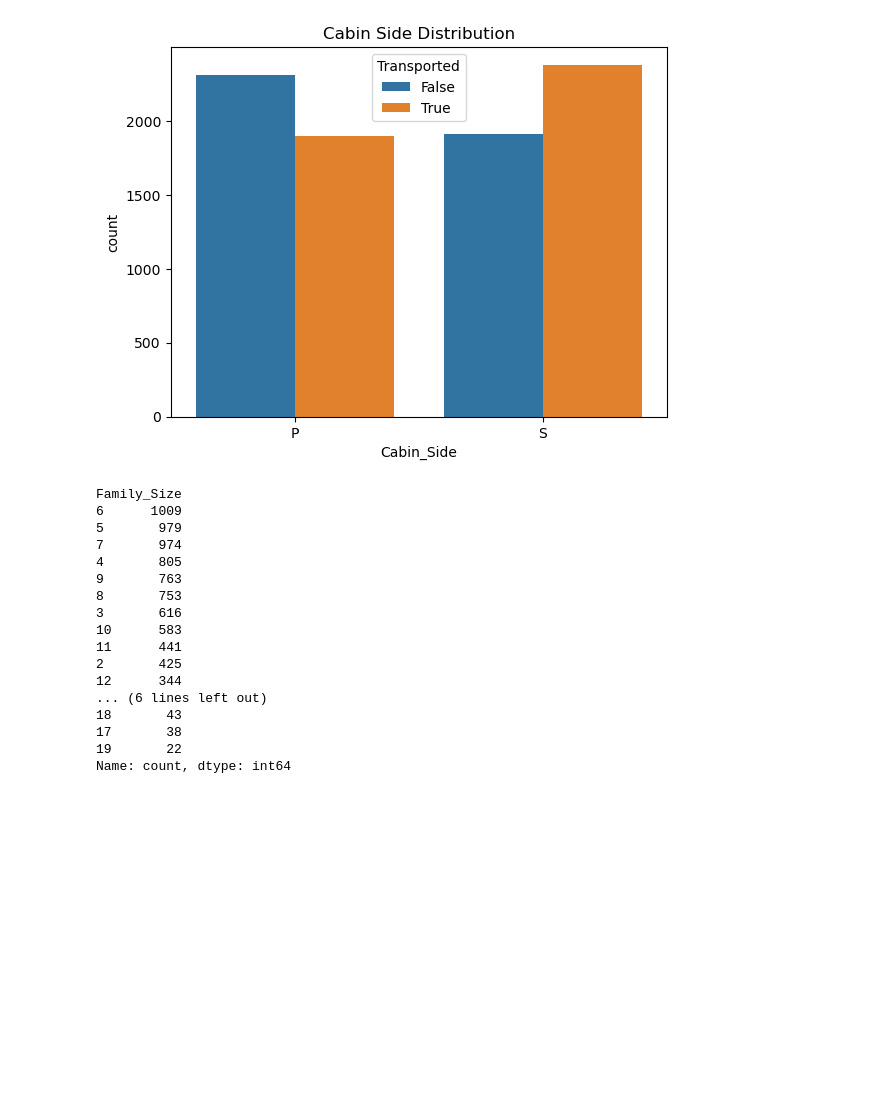
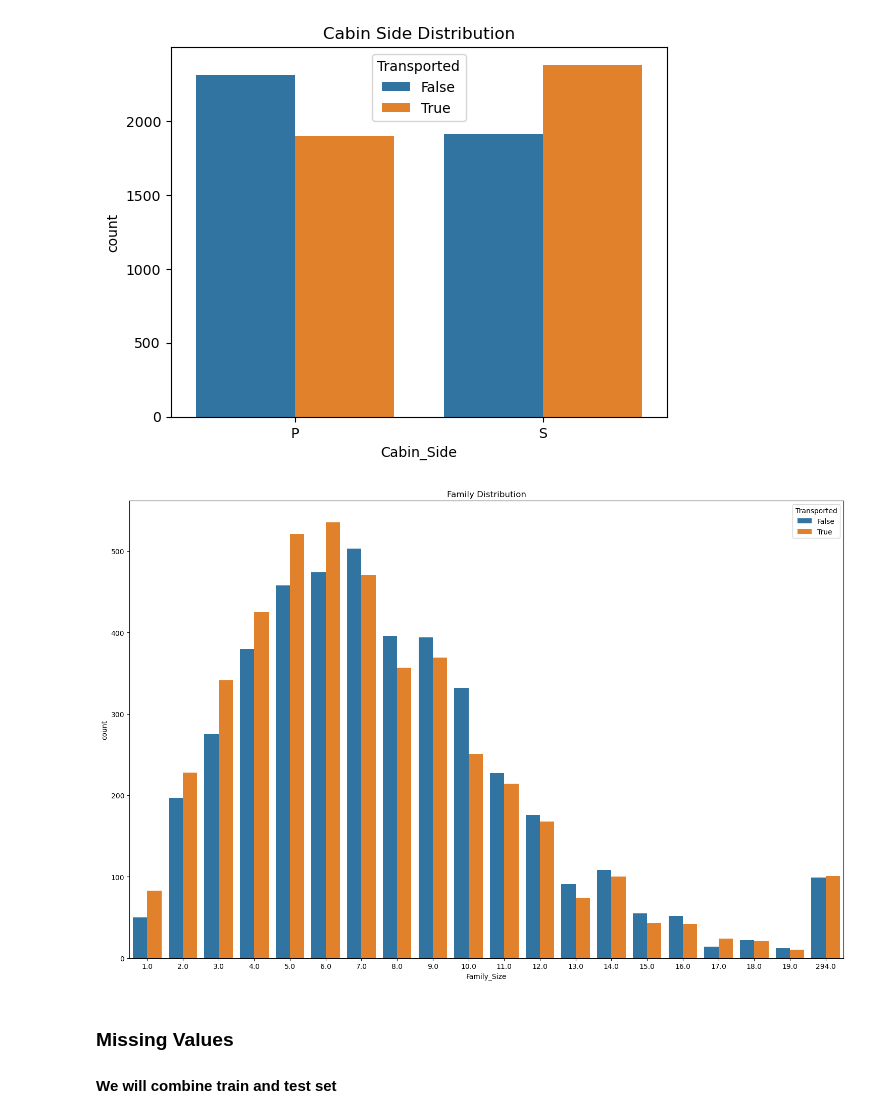
Before and after one commit to manishbhatia7/kaggle, a Jupyter notebook: input/spaceship-titanic/notebook.ipynb, the cells around one changed output. Cells and saved outputs as stored; diff of their text form; code cells hidden in the pictures; blank space fills up the shorter version.

```diff
--- a/input/spaceship-titanic/notebook.ipynb
+++ b/input/spaceship-titanic/notebook.ipynb
@@ -345,21 +345,20 @@ test['Surname']=test['Name'].str.split().str[-1]
 train['Family_Size']=train['Surname'].map(lambda x:pd.concat([train['Surname'],test['Surname']]).value_counts()[x])
 test['Family_Size']=test['Surname'].map(lambda x:pd.concat([train['Surname'],test['Surname']]).value_counts()[x])
 # %%
+train.loc[train['Surname']=='Unknown','Surname']=np.nan
+train.loc[train['Family_Size']=='Unknown','Family_Size']=np.nan
+test.loc[test['Surname']=='Unknown','Surname']=np.nan
+test.loc[test['Family_Size']=='Unknown','Family_Size']=np.nan
-# %% [output]
-Family_Size
-6      1009
-5       979
-7       974
-4       805
-9       763
-8       753
-3       616
-10      583
-11      441
-2       425
-12      344
-... (6 lines left out)
-18       43
-17       38
-19       22
-Name: count, dtype: int64
+# %%
+train.drop('Name',axis=1,inplace=True)
+test.drop('Name',axis=1,inplace=True)
+# %%
+plt.figure(figsize=(15,10))
+sns.countplot(x='Family_Size',data=train,hue='Transported')
+plt.title('Family Distribution')
+plt.tight_layout()
+# %% [output]
+[figure, added]
+# %% [markdown]
+### Missing Values
+#### We will combine train and test set
```
Also changed, not shown: parts of 1 cell of this notebook.
